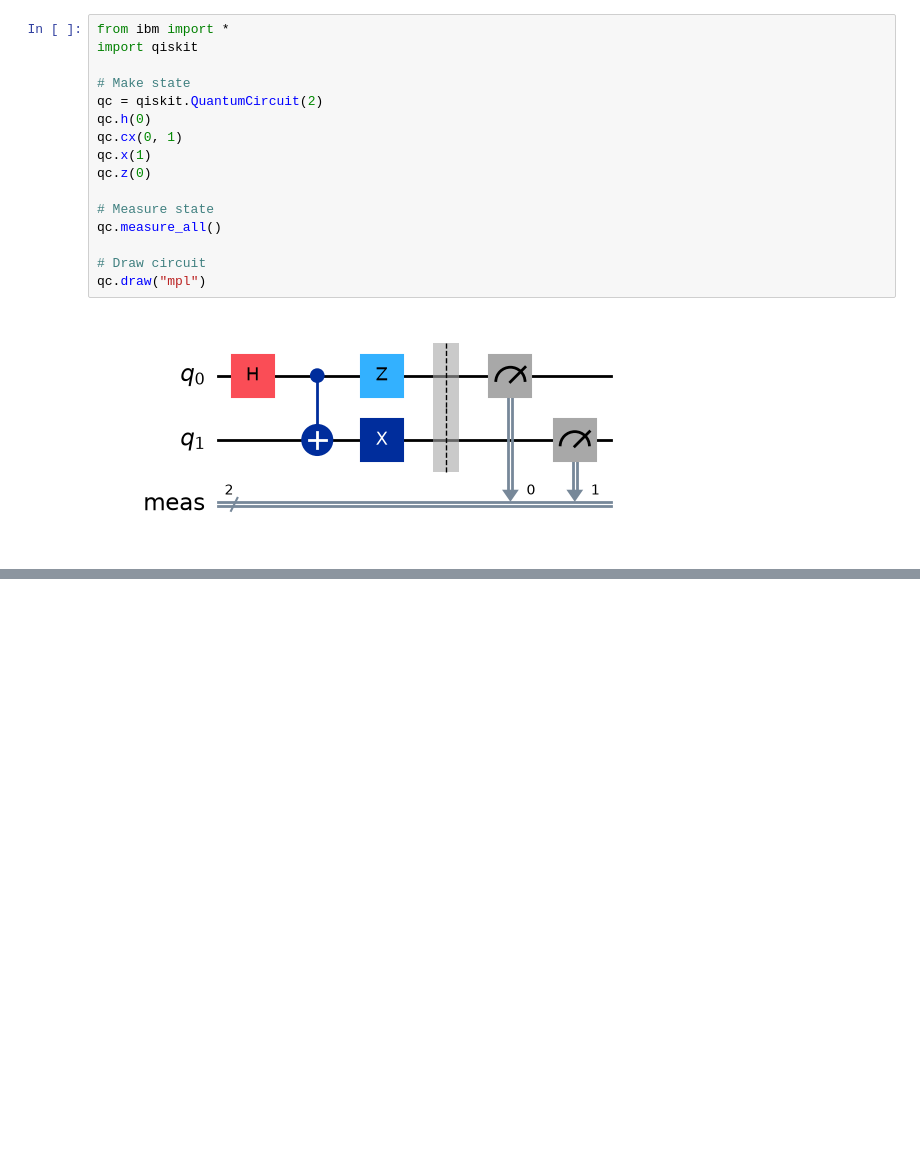
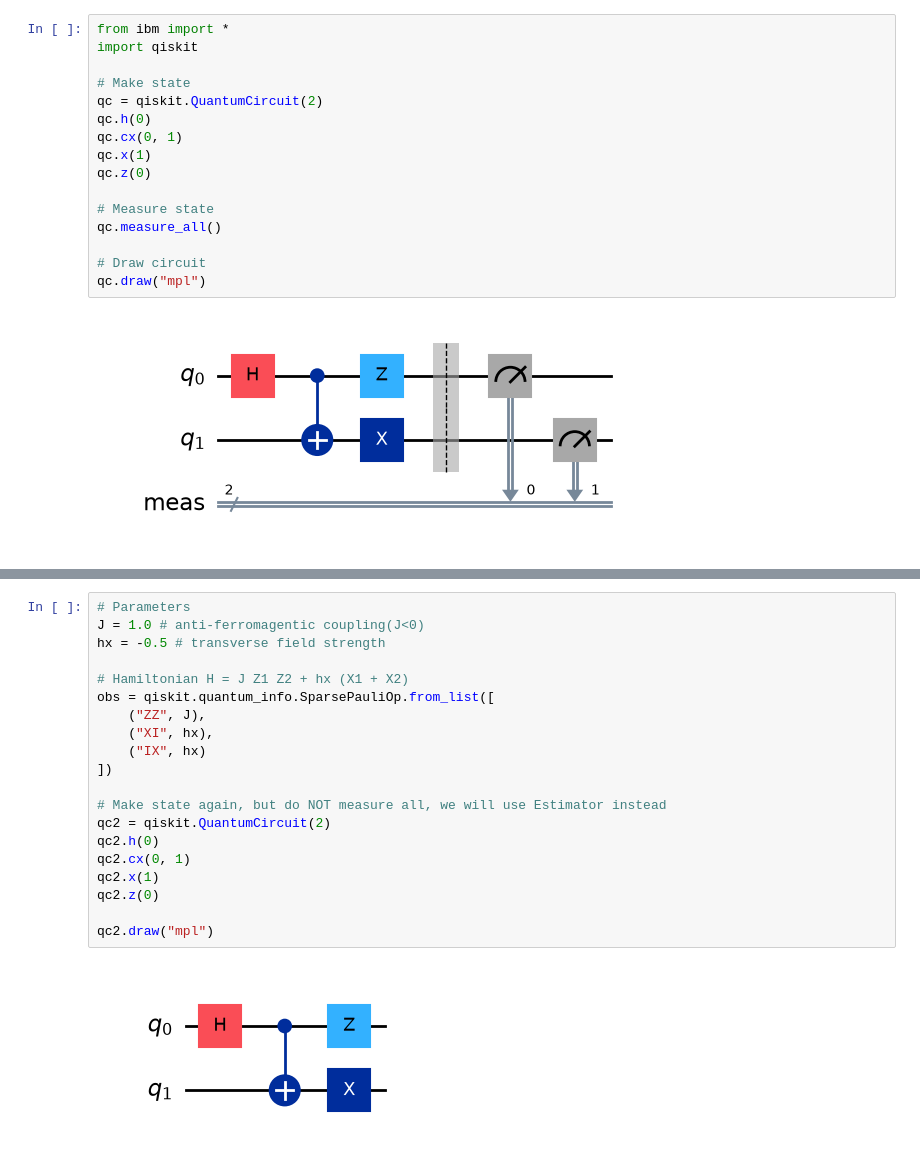
Before and after one commit to witchofthewires/ibm-quantum-notes, a Jupyter notebook: Lesson2.ipynb, the cells around one changed output, grey strips where cells are left out. Saved outputs shown, nothing was run; the diff lists cells and outputs as text; blank space fills up the shorter version.

```diff
--- a/Lesson2.ipynb
+++ b/Lesson2.ipynb
@@ -26,0 +36,22 @@ Circuit optimized
+# %%
+# Parameters
+J = 1.0 # anti-ferromagentic coupling(J<0)
+hx = -0.5 # transverse field strength
+
+# Hamiltonian H = J Z1 Z2 + hx (X1 + X2)
+obs = qiskit.quantum_info.SparsePauliOp.from_list([
+    ("ZZ", J),
+    ("XI", hx),
+    ("IX", hx)
+])
+
+# Make state again, but do NOT measure all, we will use Estimator instead
+qc2 = qiskit.QuantumCircuit(2)
+qc2.h(0)
+qc2.cx(0, 1)
+qc2.x(1)
+qc2.z(0)
+
+qc2.draw("mpl")
+# %% [output]
+[figure, added]
```
Also changed, not shown: parts of 4 cells of this notebook, 1 other file.
